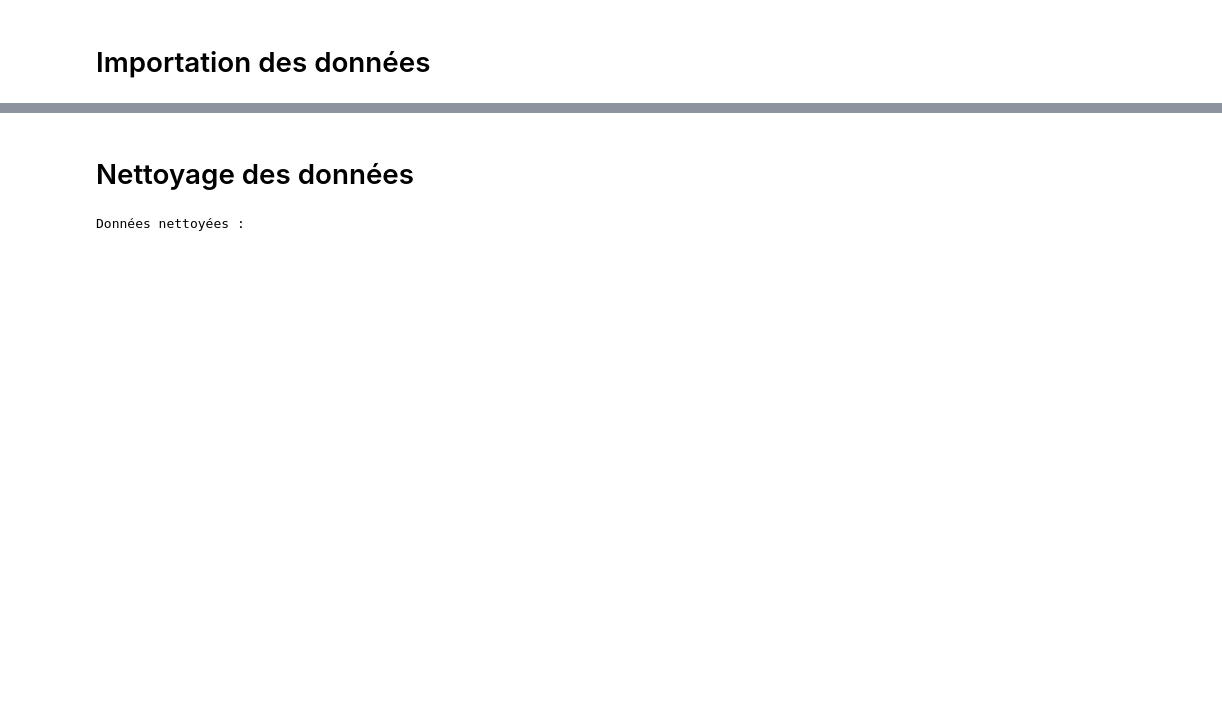
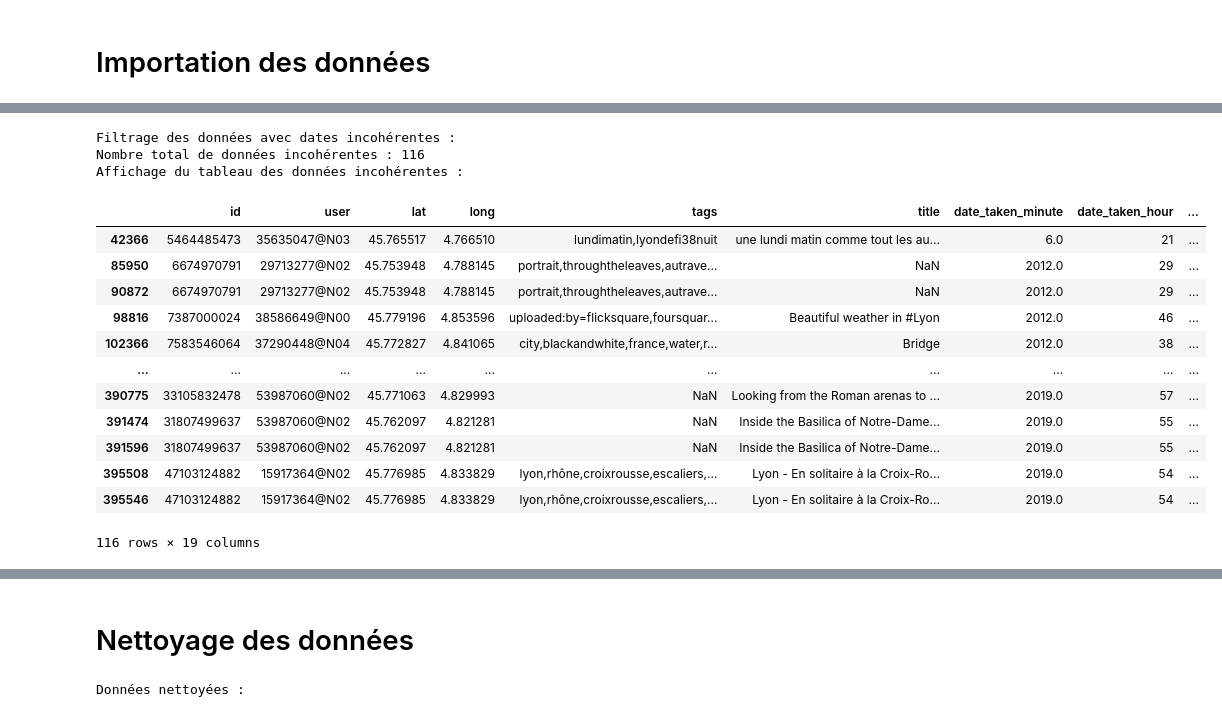
Before and after one commit to nathanvanneste/GrandLyon-DataMiningProject, a Jupyter notebook: Projet.ipynb, the cells around one changed output, grey strips where cells are left out. Drawn from its saved outputs; the diff is of its cells as text; code cells hidden in the pictures; blank space fills up the shorter version.

```diff
--- a/Projet.ipynb
+++ b/Projet.ipynb
@@ -48,0 +59,29 @@ Pourcentage de données supprimées : 68.60%
+# %%
+# Vérification et affichage des données incohérentes dans df original (avant nettoyage)
+print("Filtrage des données avec dates incohérentes :")
+condition_invalide = (
+    (df['date_taken_hour'] < 0) | (df['date_taken_hour'] > 23) |
+    (df['date_taken_month'] < 1) | (df['date_taken_month'] > 12) |
+    (df['date_taken_day'] < 1) | (df['date_taken_day'] > 31)
+)
+df_incoherentes = df[condition_invalide]
+print(f"Nombre total de données incohérentes : {len(df_incoherentes)}")
+print("Affichage du tableau des données incohérentes :")
+display(df_incoherentes)
+# %% [output]
+Filtrage des données avec dates incohérentes :
+Nombre total de données incohérentes : 116
+Affichage du tableau des données incohérentes :
+|  | id | user | lat | long | tags | title | date_taken_minute | date_taken_hour | ... |
+| 42366 | 5464485473 | 35635047@N03 | 45.765517 | 4.766510 | lundimatin,lyondefi38nuit | une lundi matin comme tout les au... | 6.0 | 21 | ... |
+| 85950 | 6674970791 | 29713277@N02 | 45.753948 | 4.788145 | portrait,throughtheleaves,autrave... | NaN | 2012.0 | 29 | ... |
+| 90872 | 6674970791 | 29713277@N02 | 45.753948 | 4.788145 | portrait,throughtheleaves,autrave... | NaN | 2012.0 | 29 | ... |
+| 98816 | 7387000024 | 38586649@N00 | 45.779196 | 4.853596 | uploaded:by=flicksquare,foursquar... | Beautiful weather in #Lyon | 2012.0 | 46 | ... |
+| 102366 | 7583546064 | 37290448@N04 | 45.772827 | 4.841065 | city,blackandwhite,france,water,r... | Bridge | 2012.0 | 38 | ... |
+| ... | ... | ... | ... | ... | ... | ... | ... | ... | ... |
+| 390775 | 33105832478 | 53987060@N02 | 45.771063 | 4.829993 | NaN | Looking from the Roman arenas to ... | 2019.0 | 57 | ... |
+| 391474 | 31807499637 | 53987060@N02 | 45.762097 | 4.821281 | NaN | Inside the Basilica of Notre-Dame... | 2019.0 | 55 | ... |
+| 391596 | 31807499637 | 53987060@N02 | 45.762097 | 4.821281 | NaN | Inside the Basilica of Notre-Dame... | 2019.0 | 55 | ... |
+| 395508 | 47103124882 | 15917364@N02 | 45.776985 | 4.833829 | lyon,rhône,croixrousse,escaliers,... | Lyon - En solitaire à la Croix-Ro... | 2019.0 | 54 | ... |
+| 395546 | 47103124882 | 15917364@N02 | 45.776985 | 4.833829 | lyon,rhône,croixrousse,escaliers,... | Lyon - En solitaire à la Croix-Ro... | 2019.0 | 54 | ... |
+116 rows × 19 columns
```
Also changed, not shown: parts of 10 cells of this notebook, 1 other file.
